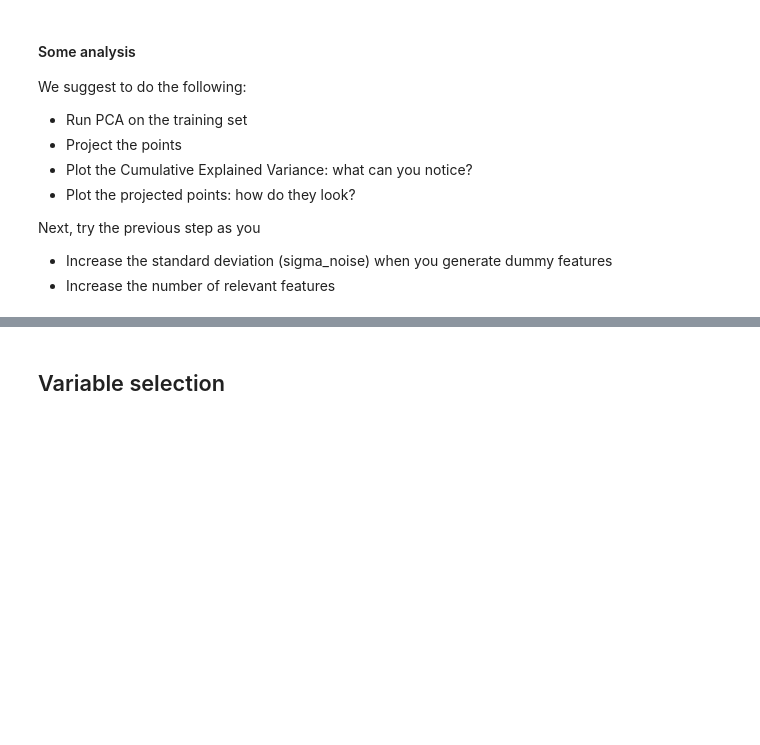
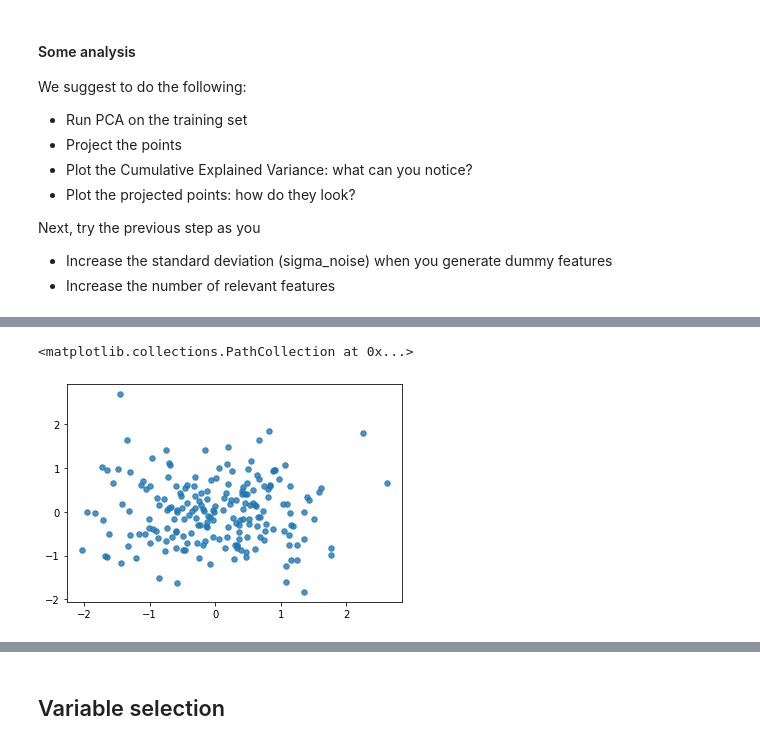
Before and after one commit to mosemb/MachineLearningAssignments, a Jupyter notebook: LAB7_PCA_VariableSelection.ipynb, the cells around one changed output, grey strips where cells are left out. Drawn from its saved outputs; the diff is of its cells as text; code cells hidden in the pictures; blank space fills up the shorter version.

```diff
--- a/LAB7_PCA_VariableSelection.ipynb
+++ b/LAB7_PCA_VariableSelection.ipynb
@@ -141,0 +178,5 @@ plt.ylabel('Cumulative explained variance')
+# %%
+plt.scatter(X_proj[:,0], X_proj[:,1], s=30, alpha=0.80)
+# %% [output]
+<matplotlib.collections.PathCollection at 0x...>
+[figure, added]
```
Also changed, not shown: parts of 10 cells of this notebook.
